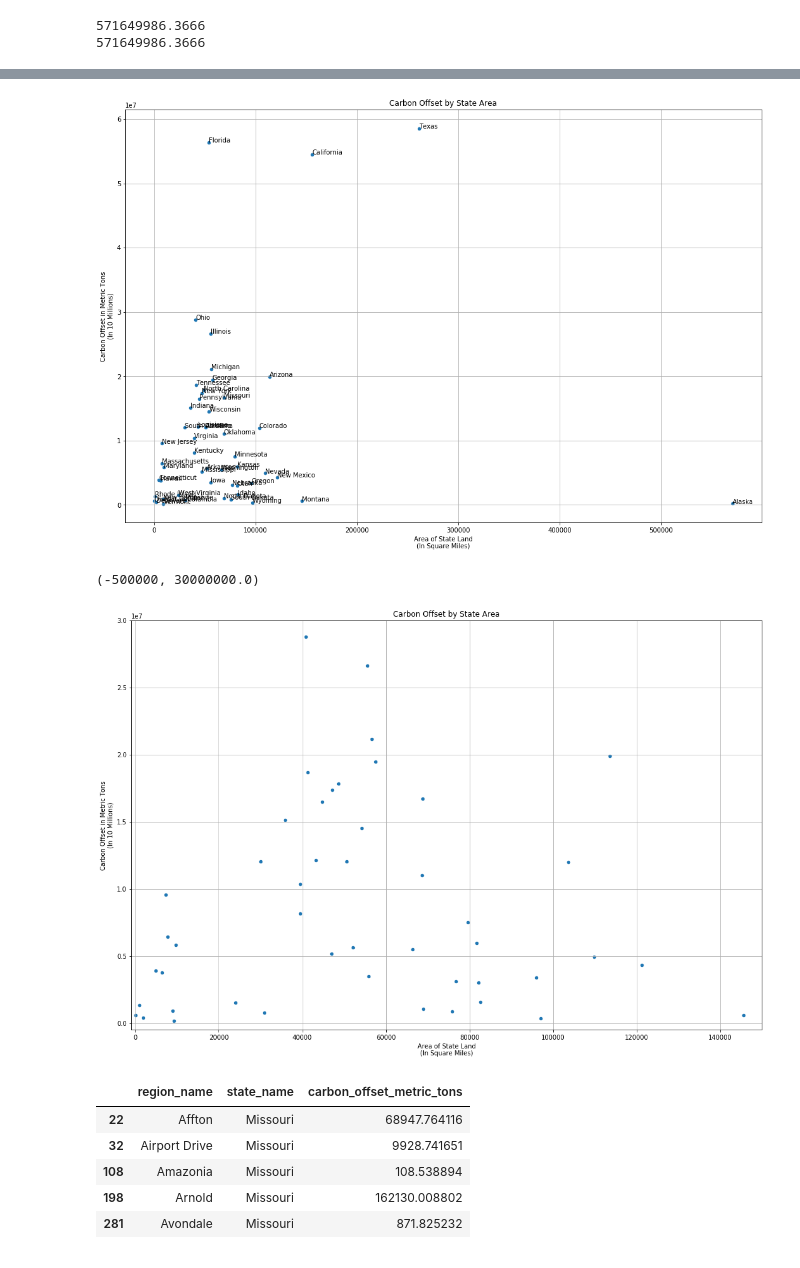
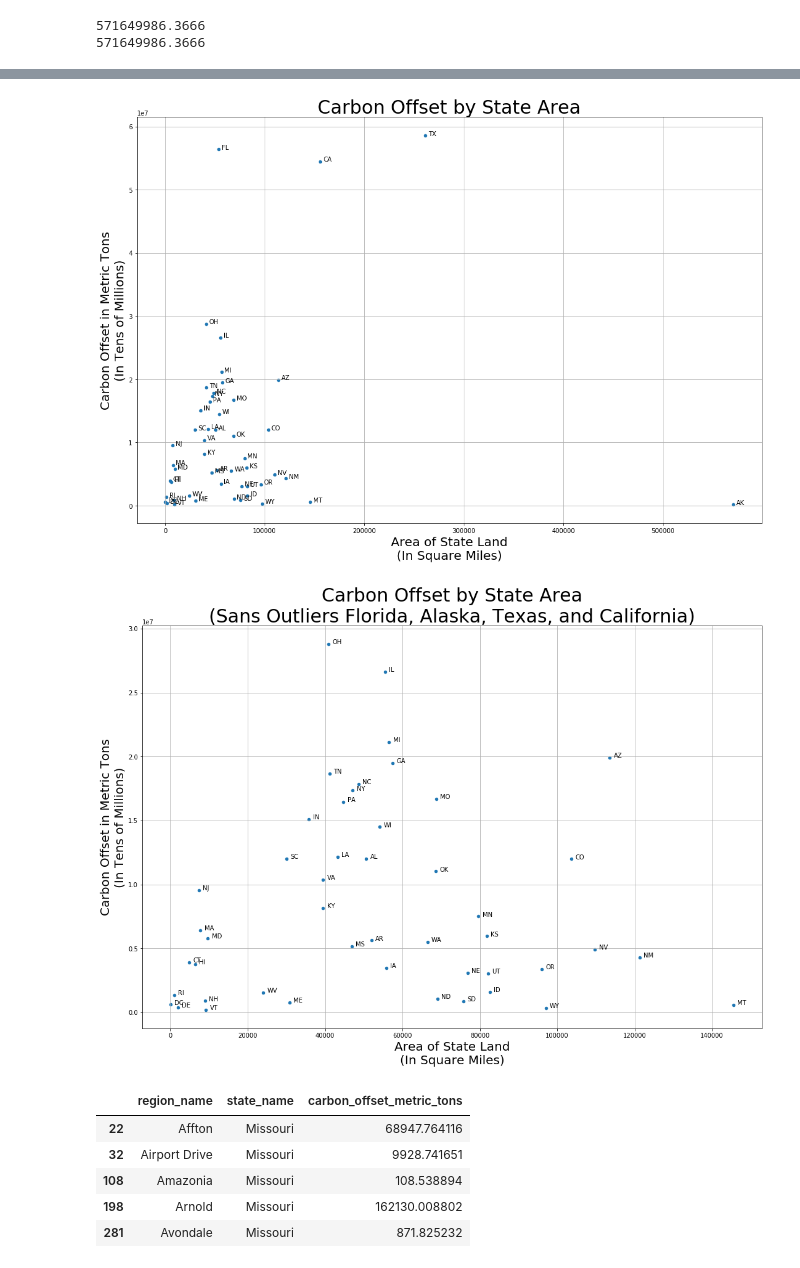
Before and after one commit to Agrattendick/Group-Project, a Jupyter notebook: Carbon Offsets for Solar Panels.ipynb, the cells around one changed output, grey strips where cells are left out. Cells and saved outputs as stored; diff of their text form; code cells hidden in the pictures.

```diff
--- a/Carbon Offsets for Solar Panels.ipynb
+++ b/Carbon Offsets for Solar Panels.ipynb
@@ -10,6 +10,7 @@ sunroofCity = "Resources/google-project-sunroof/project-sunroof-city-09082017.cs
 sunroofState = "Resources/google-project-sunroof/project-sunroof-state-09082017.csv"
 sunroofCode = "Resources/google-project-sunroof/project-sunroof-postal_code-09082017.csv"
 surfaceArea = "Resources/State-Surface-Area.csv"
+stateAbv = "Resources/State_Abv.csv"
 # %%
 #pd.set_option('display.float_format', lambda x: '%.3f' % x)
 
@@ -71,43 +82,66 @@ plt.show()
 #Scatter plot
 #Carbon Offset by Surface Area
 sunroofStateFinal_DF.plot.scatter(x="Surface Area", y = "Carbon Offset", figsize = (18,12))
-plt.title("Carbon Offset by State Area")
+plt.title("Carbon Offset by State Area", fontsize=30)
 plt.xlabel("Area of State Land"
            "\n"
-           "(In Square Miles)")
+           "(In Square Miles)", fontsize = 20)
 plt.ylabel("Carbon Offset in Metric Tons"
            "\n"
-           "(In 10 Millions)")
+           "(In Tens of Millions)", fontsize =20)
 plt.grid(True)
+
+#bbox_props = dict(boxstyle = "circle,pad=0.3", fc="tomato", ec="red", lw=2)
+#plt.text(5000000, 140000, " ", ha="center", va="center", bbox=bbox_props)
 
 #Annotation variables
 test1 = np.array(sunroofStateFinal_DF["Surface Area"])
 test2 = np.array(sunroofStateFinal_DF["Carbon Offset"])
-variableLabel = np.array(sunroofStateFinal_DF.State)
+variableLabel = np.array(sunroofStateFinal_DF.State_Abbreviation)
 
 for i, txt in enumerate(variableLabel):
-    plt.annotate(txt, (test1[i], test2[i]))
+    plt.annotate(txt, (test1[i]+3000, test2[i]+1000))
+
+plt.savefig("Carbon Offset by State Area.png")
 # %% [output]
-[figure, old version]
+[figure, new version]
 # %%
 #Scatter plot
+#Carbon Offset by state surface area removing outiers.
+sunroofStateFinalRemoved_DF = sunroofStateFinal_DF.loc[sunroofStateFinal_DF["State"]!= "Texas"]
+sunroofStateFinalRemoved_DF = sunroofStateFinalRemoved_DF.loc[sunroofStateFinalRemoved_DF["State"]!="California"]
+sunroofStateFinalRemoved_DF = sunroofStateFinalRemoved_DF.loc[sunroofStateFinalRemoved_DF["State"]!="Florida"]
+sunroofStateFinalRemoved_DF = sunroofStateFinalRemoved_DF.loc[sunroofStateFinalRemoved_DF["State"]!="Alaska"]
+
 #Carbon Offset by Surface Area
-sunroofStateFinal_DF.plot.scatter(x="Surface Area", y = "Carbon Offset", figsize = (18,12))
-plt.title("Carbon Offset by State Area")
+sunroofStateFinalRemoved_DF.plot.scatter(x="Surface Area", y = "Carbon Offset", figsize = (18,12))
+plt.title("Carbon Offset by State Area"
+          "\n"
+          "(Sans Outliers Florida, Alaska, Texas, and California)", fontsize = 30)
 plt.xlabel("Area of State Land"
            "\n"
-           "(In Square Miles)")
+           "(In Square Miles)",  fontsize = 20)
 plt.ylabel("Carbon Offset in Metric Tons"
            "\n"
-           "(In 10 Millions)")
+           "(In Tens of Millions)", fontsize = 20)
 plt.grid(True)
-plt.xlim(xmax = 150000)
-plt.xlim(xmin = -1000)
-plt.ylim(ymax = 30000000)
-plt.ylim(ymin = -500000)
+
+#Annotation variables
+test1 = np.array(sunroofStateFinalRemoved_DF["Surface Area"])
+test2 = np.array(sunroofStateFinalRemoved_DF["Carbon Offset"])
+variableLabel = np.array(sunroofStateFinalRemoved_DF.State_Abbreviation)
+
+for i, txt in enumerate(variableLabel):
+    plt.annotate(txt, (test1[i]+1000, test2[i]+1000))
+
+#plt.xlim(xmax = 150000)
+#plt.xlim(xmin = -1000)
+#plt.ylim(ymax = 30000000)
+#plt.ylim(ymin = -500000)
+
+plt.savefig("Carbon Offset by State Area Sans Outliers.png")
 # %% [output]
-(-500000, 30000000.0)
-[figure, old version]
+[figure, new version]
 # %%
 #DataFrame For Missouri
 sunroofCityBase_DF = pd.read_csv(sunroofCity)
```
Also changed, not shown: parts of 2 cells of this notebook, 4 other files.
